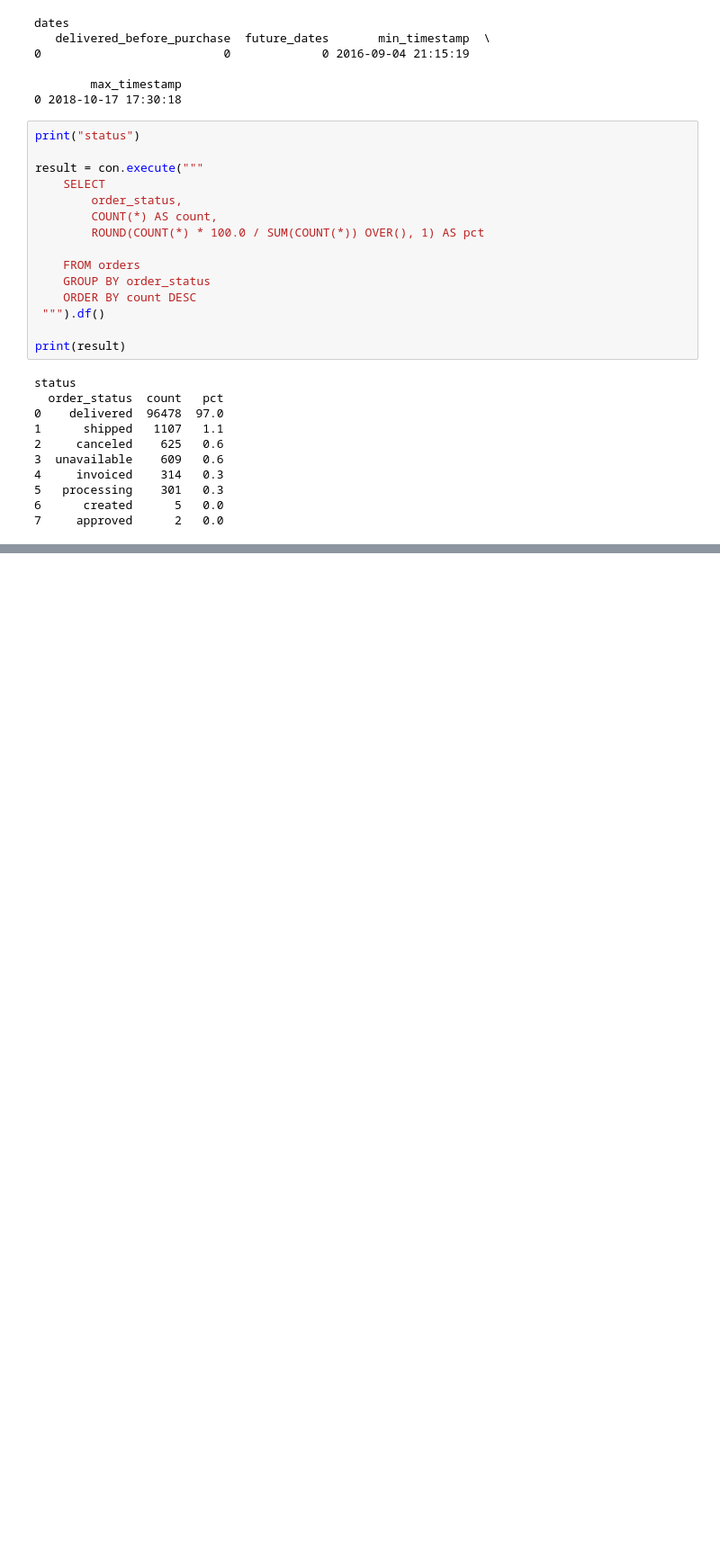
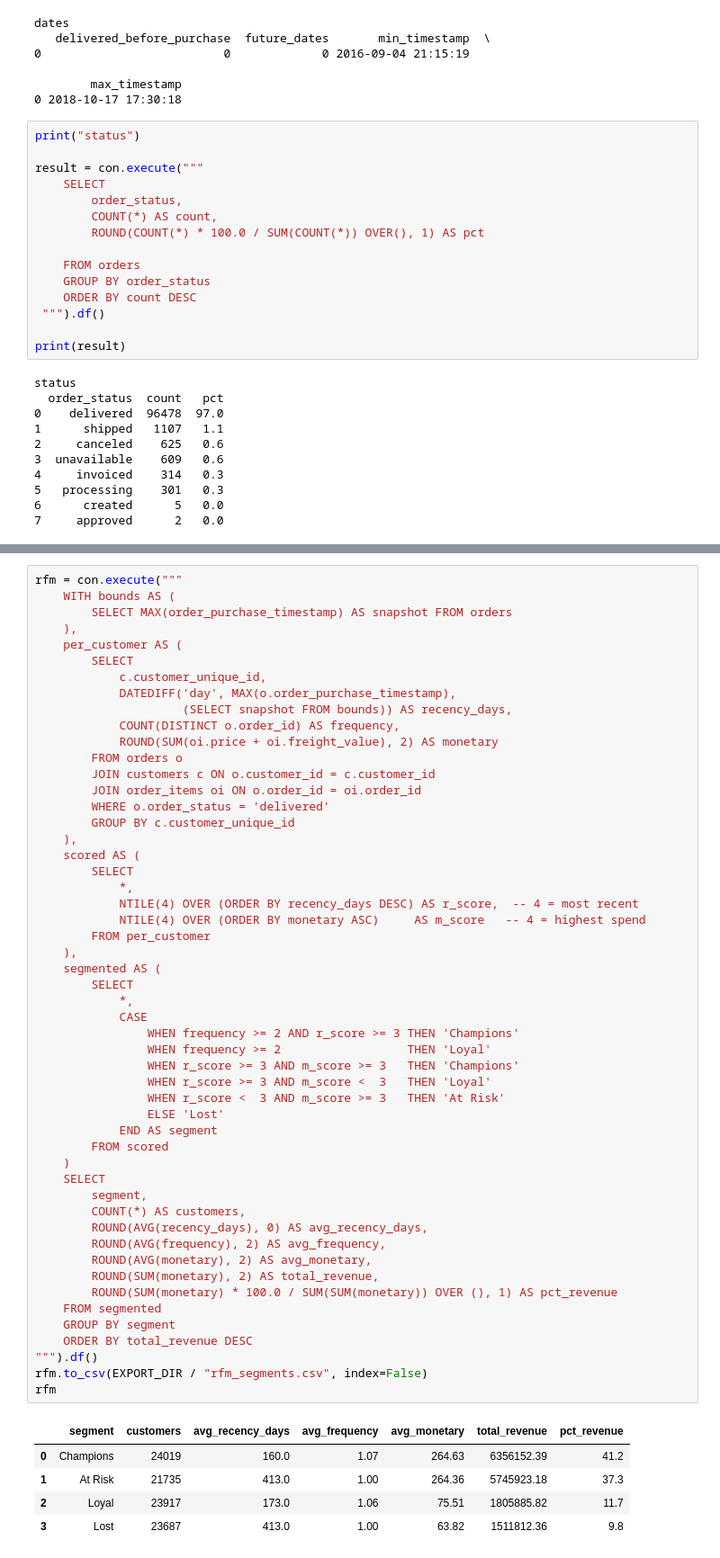
Before and after one commit to hilhool/olist-analytics, a Jupyter notebook: analytics/raw.ipynb, the cells around one changed output, grey strips where cells are left out. Shown at 90% size. Saved outputs shown, nothing was run; the diff lists cells and outputs as text; blank space fills up the shorter version.

```diff
--- a/analytics/raw.ipynb
+++ b/analytics/raw.ipynb
@@ -184,0 +368,58 @@ status
+# %%
+rfm = con.execute("""
+    WITH bounds AS (
+        SELECT MAX(order_purchase_timestamp) AS snapshot FROM orders
+    ),
+    per_customer AS (
+        SELECT
+            c.customer_unique_id,
+            DATEDIFF('day', MAX(o.order_purchase_timestamp),
+                     (SELECT snapshot FROM bounds)) AS recency_days,
+            COUNT(DISTINCT o.order_id) AS frequency,
+            ROUND(SUM(oi.price + oi.freight_value), 2) AS monetary
+        FROM orders o
+        JOIN customers c ON o.customer_id = c.customer_id
+        JOIN order_items oi ON o.order_id = oi.order_id
+        WHERE o.order_status = 'delivered'
+        GROUP BY c.customer_unique_id
+    ),
+    scored AS (
+        SELECT
+            *,
+            NTILE(4) OVER (ORDER BY recency_days DESC) AS r_score,  -- 4 = most recent
+            NTILE(4) OVER (ORDER BY monetary ASC)     AS m_score   -- 4 = highest spend
+        FROM per_customer
+    ),
+    segmented AS (
+        SELECT
+            *,
+            CASE
+                WHEN frequency >= 2 AND r_score >= 3 THEN 'Champions'
+                WHEN frequency >= 2                  THEN 'Loyal'
+                WHEN r_score >= 3 AND m_score >= 3   THEN 'Champions'
+                WHEN r_score >= 3 AND m_score <  3   THEN 'Loyal'
+                WHEN r_score <  3 AND m_score >= 3   THEN 'At Risk'
+                ELSE 'Lost'
+            END AS segment
+        FROM scored
+    )
+    SELECT
+        segment,
+        COUNT(*) AS customers,
+        ROUND(AVG(recency_days), 0) AS avg_recency_days,
+        ROUND(AVG(frequency), 2) AS avg_frequency,
+        ROUND(AVG(monetary), 2) AS avg_monetary,
+        ROUND(SUM(monetary), 2) AS total_revenue,
+        ROUND(SUM(monetary) * 100.0 / SUM(SUM(monetary)) OVER (), 1) AS pct_revenue
+    FROM segmented
+    GROUP BY segment
+    ORDER BY total_revenue DESC
+""").df()
+rfm.to_csv(EXPORT_DIR / "rfm_segments.csv", index=False)
+rfm
+# %% [output]
+|  | segment | customers | avg_recency_days | avg_frequency | avg_monetary | total_revenue | pct_revenue |
+| 0 | Champions | 24019 | 160.0 | 1.07 | 264.63 | 6356152.39 | 41.2 |
+| 1 | At Risk | 21735 | 413.0 | 1.00 | 264.36 | 5745923.18 | 37.3 |
+| 2 | Loyal | 23917 | 173.0 | 1.06 | 75.51 | 1805885.82 | 11.7 |
+| 3 | Lost | 23687 | 413.0 | 1.00 | 63.82 | 1511812.36 | 9.8 |
```
Also changed, not shown: parts of 14 cells of this notebook, 11 other files.
